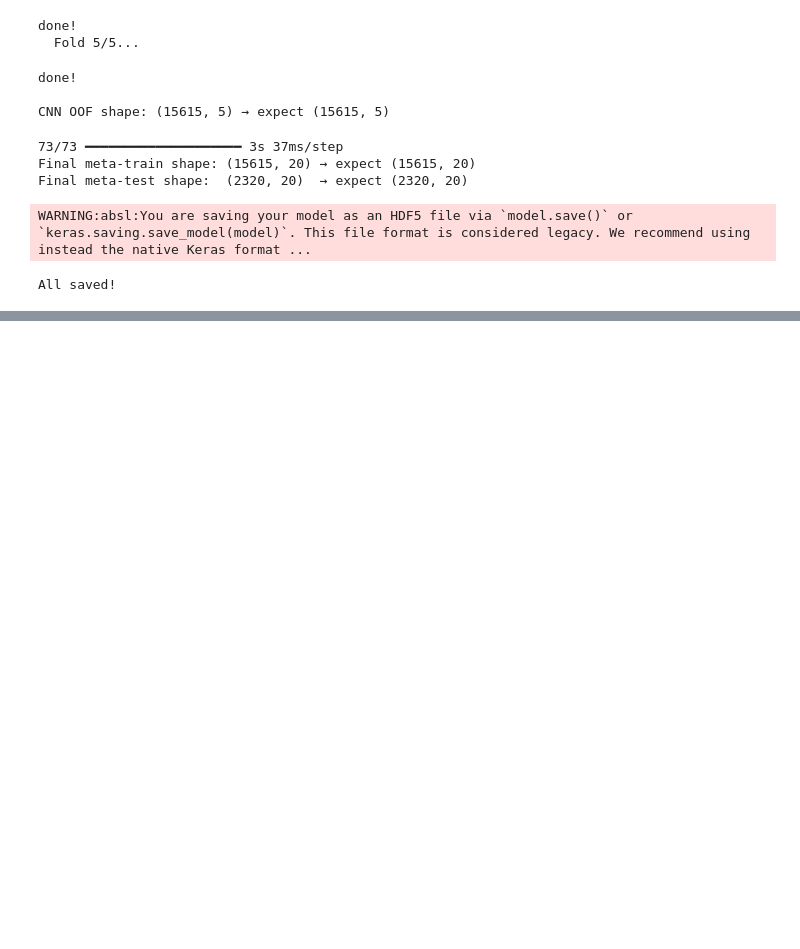
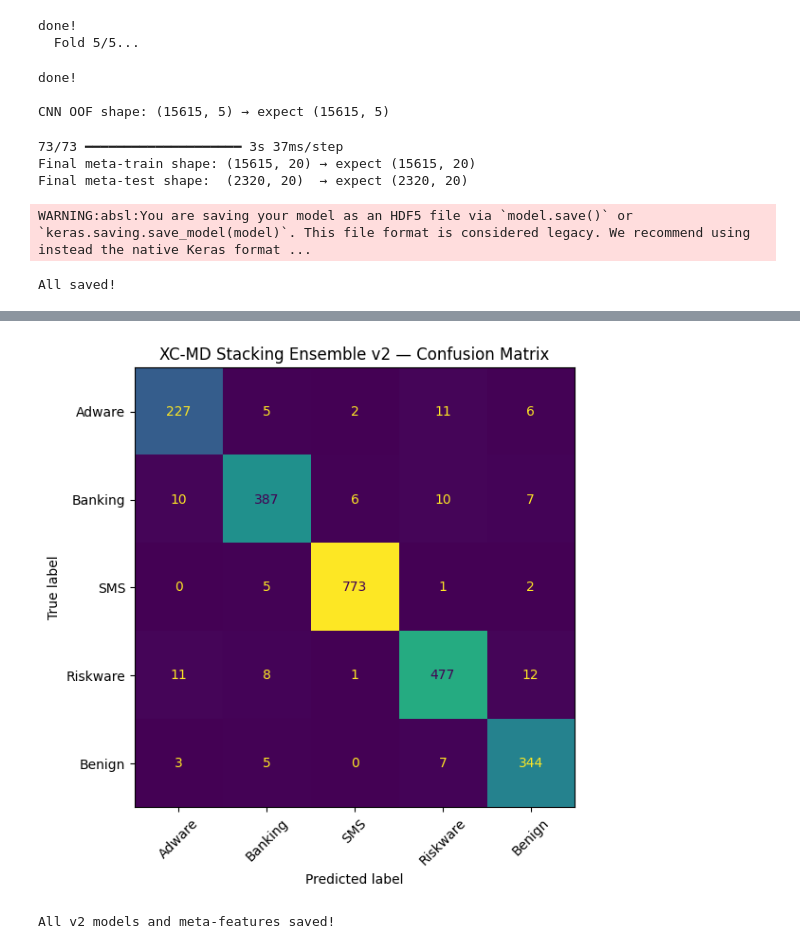
Before and after one commit to S-0120/XAI, a Jupyter notebook: XAI_Project.ipynb, the cells around one changed output, grey strips where cells are left out. Drawn from its saved outputs; the diff is of its cells as text; code cells hidden in the pictures; blank space fills up the shorter version.

```diff
--- a/XAI_Project.ipynb
+++ b/XAI_Project.ipynb
@@ -786,0 +970,28 @@ All saved!
+# %%
+# Logistic Regression meta-learner
+lr_meta_v2 = LogisticRegression(max_iter=1000, random_state=42, C=1.0)
+lr_meta_v2.fit(meta_train_v2, y_train_res)
+lr_v2_preds = lr_meta_v2.predict(meta_test_v2)
+
+# LightGBM meta-learner
+lgbm_meta_v2 = LGBMClassifier(
+    n_estimators=200,
+    learning_rate=0.05,
+    max_depth=5,
+    random_state=42,
+    n_jobs=-1,
+    verbose=-1
+)
+lgbm_meta_v2.fit(meta_train_v2, y_train_res)
+lgbm_v2_preds = lgbm_meta_v2.predict(meta_test_v2)
+
+print("=== Updated Full Comparison ===")
+print(f"  RF baseline:                   {accuracy_score(y_test, rf_preds):.4f}")
+print(f"  XGBoost baseline:              {accuracy_score(y_test, xgb_preds):.4f}")
+print(f"  LightGBM base (standalone):    {accuracy_score(y_test, lgbm_base_preds):.4f}")
+print(f"  CNN baseline:                  {accuracy_score(y_test, cnn_preds):.4f}")
+print(f"  Stacking v1 + LR meta:         {accuracy_score(y_test, lr_preds):.4f}")
+print(f"  Stacking v1 + LightGBM meta:   {accuracy_score(y_test, lgbm_preds):.4f}")
+print(f"  Stacking v2 + LR meta:         {accuracy_score(y_test, lr_v2_preds):.4f}")
+print(f"  Stacking v2 + LightGBM meta:   {accuracy_score(y_test, lgbm_v2_preds):.4f}")
+print(f"\n  Target:                        0.9800")
@@ -786,0 +1010,26 @@ All saved!
+# %%
+# Update best_preds after seeing which wins above
+best_preds_v2 = lgbm_v2_preds  # change to lr_v2_preds if LR wins
+
+fig, ax = plt.subplots(figsize=(8, 6))
+cm = confusion_matrix(y_test, best_preds_v2)
+disp = ConfusionMatrixDisplay(cm,
+       display_labels=['Adware','Banking','SMS','Riskware','Benign'])
+disp.plot(ax=ax, colorbar=False)
+ax.set_title('XC-MD Stacking Ensemble v2 — Confusion Matrix')
+plt.xticks(rotation=45)
+plt.tight_layout()
+plt.show()
+# %% [output]
+[figure, added]
+# %%
+joblib.dump(lgbm_base,    MODELS_PATH + 'lgbm_base.pkl')
+joblib.dump(lr_meta_v2,   MODELS_PATH + 'lr_meta_v2.pkl')
+joblib.dump(lgbm_meta_v2, MODELS_PATH + 'lgbm_meta_v2.pkl')
+
+np.save(MODELS_PATH + 'meta_train_v2.npy', meta_train_v2)
+np.save(MODELS_PATH + 'meta_test_v2.npy',  meta_test_v2)
+
+print("All v2 models and meta-features saved!")
+# %% [output]
+All v2 models and meta-features saved!
```
Also changed, not shown: parts of 12 cells of this notebook.
